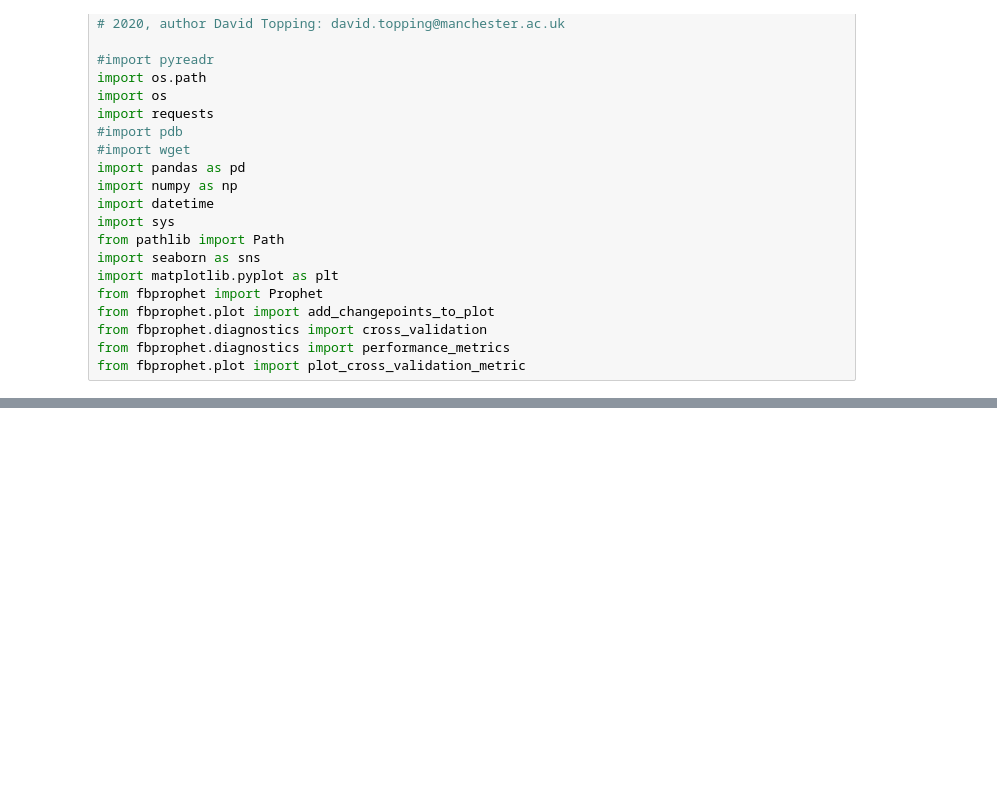
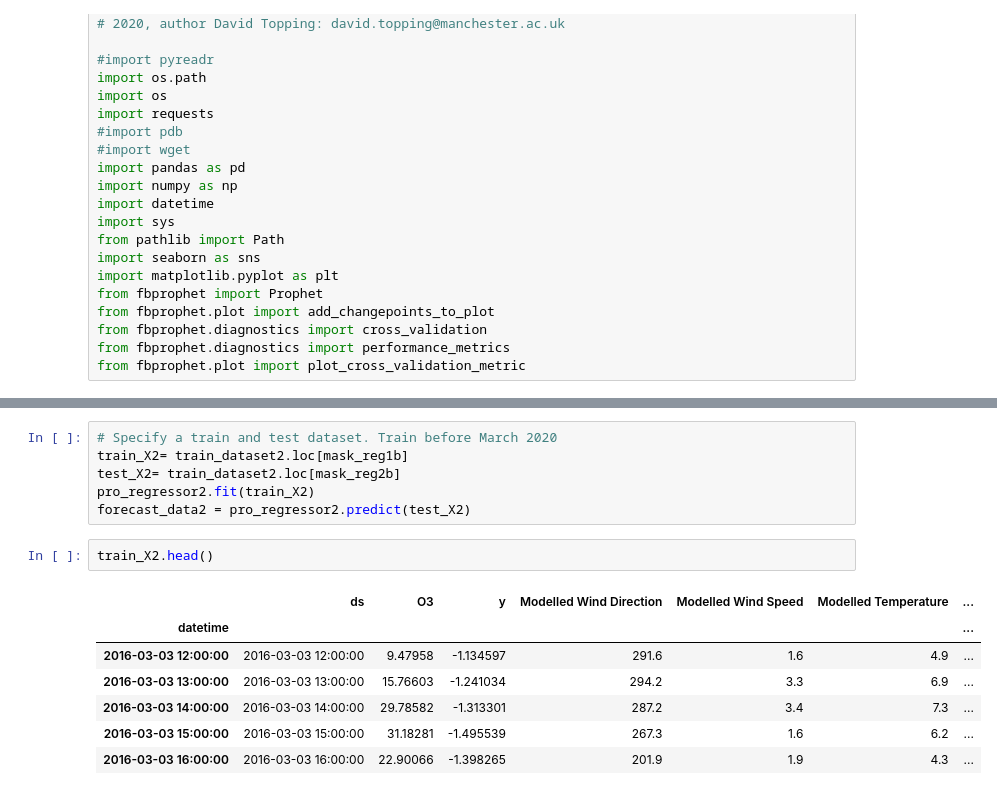
Before and after one commit to DrJonnyT/Prophet_JT, a Jupyter notebook: Prophet_JT.ipynb, the cells around one changed output, grey strips where cells are left out. Cells and saved outputs as stored; diff of their text form; blank space fills up the shorter version.

```diff
--- a/Prophet_JT.ipynb
+++ b/Prophet_JT.ipynb
@@ -296,0 +200,16 @@ plt.show()
+# %%
+# Specify a train and test dataset. Train before March 2020
+train_X2= train_dataset2.loc[mask_reg1b]
+test_X2= train_dataset2.loc[mask_reg2b]
+pro_regressor2.fit(train_X2)
+forecast_data2 = pro_regressor2.predict(test_X2)
+# %%
+train_X2.head()
+# %% [output]
+|  | ds | O3 | y | Modelled Wind Direction | Modelled Wind Speed | Modelled Temperature | ... |
+| datetime |  |  |  |  |  |  | ... |
+| 2016-03-03 12:00:00 | 2016-03-03 12:00:00 | 9.47958 | -1.134597 | 291.6 | 1.6 | 4.9 | ... |
+| 2016-03-03 13:00:00 | 2016-03-03 13:00:00 | 15.76603 | -1.241034 | 294.2 | 3.3 | 6.9 | ... |
+| 2016-03-03 14:00:00 | 2016-03-03 14:00:00 | 29.78582 | -1.313301 | 287.2 | 3.4 | 7.3 | ... |
+| 2016-03-03 15:00:00 | 2016-03-03 15:00:00 | 31.18281 | -1.495539 | 267.3 | 1.6 | 6.2 | ... |
+| 2016-03-03 16:00:00 | 2016-03-03 16:00:00 | 22.90066 | -1.398265 | 201.9 | 1.9 | 4.3 | ... |
```
Also changed, not shown: parts of 8 cells of this notebook.
